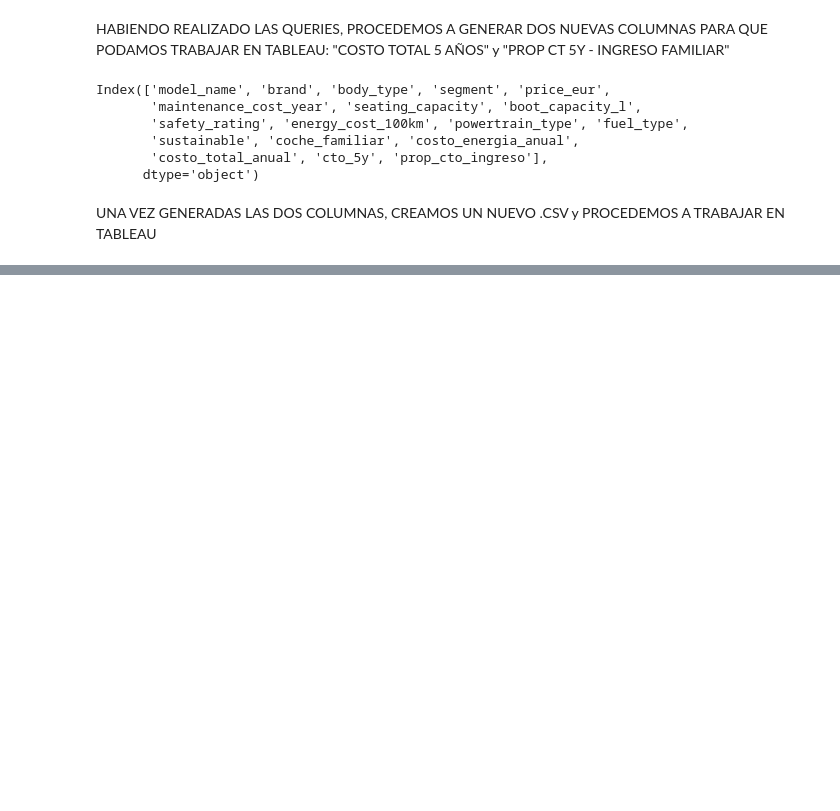
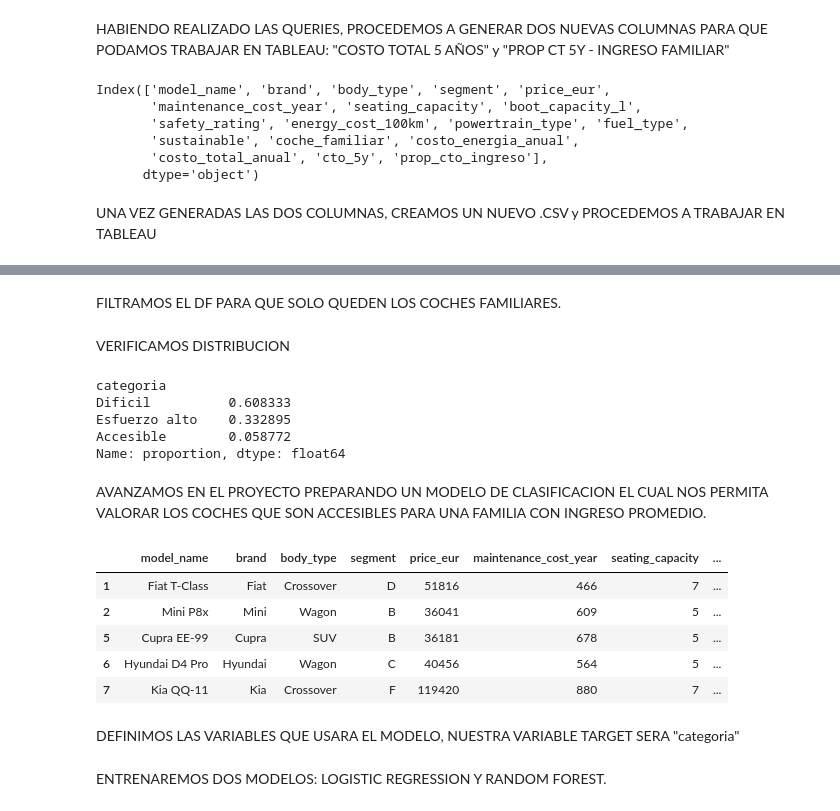
Before and after one commit to bperezlovisolo/Proyecto_6_final, a Jupyter notebook: notebooks/proyecto_final.ipynb, the cells around one changed output, grey strips where cells are left out. Saved outputs shown, nothing was run; the diff lists cells and outputs as text; code cells hidden in the pictures; blank space fills up the shorter version.

```diff
--- a/notebooks/proyecto_final.ipynb
+++ b/notebooks/proyecto_final.ipynb
@@ -7,7 +7,7 @@ import seaborn as sns
 # %% [markdown]
 EMPEZAMOS GENERANDO EL DF CON EL QUE TRABAJAREMOS
 # %%
-df = pd.read_excel("data/european_cars.xlsx")
+df = pd.read_excel("../data/european_cars.xlsx")
 # %%
 fs.chequeo_inicial(df)
 # %% [output]
@@ -211,0 +214,33 @@ df_master.to_csv("cars_analysis_final.csv", index=False)
+# %%
+income_ref = 34716
+
+prop_precio_ingreso = df_master["price_eur"] / income_ref
+# %%
+df_master["categoria"] = prop_precio_ingreso.apply(fs.clasificar_accesibilidad)
+# %% [markdown]
+FILTRAMOS EL DF PARA QUE SOLO QUEDEN LOS COCHES FAMILIARES.
+# %%
+df_ml = df_master[df_master["coche_familiar"] == 1].copy()
+# %% [markdown]
+VERIFICAMOS DISTRIBUCION
+# %%
+df_ml["categoria"].value_counts(normalize=True)
+# %% [output]
+categoria
+Dificil          0.608333
+Esfuerzo alto    0.332895
+Accesible        0.058772
+Name: proportion, dtype: float64
+# %% [markdown]
+AVANZAMOS EN EL PROYECTO PREPARANDO UN MODELO DE CLASIFICACION EL CUAL NOS PERMITA VALORAR LOS COCHES QUE SON ACCESIBLES PARA UNA FAMILIA CON INGRESO PROMEDIO.
+# %%
+df_ml.head()
+# %% [output]
+|  | model_name | brand | body_type | segment | price_eur | maintenance_cost_year | seating_capacity | ... |
+| 1 | Fiat T-Class | Fiat | Crossover | D | 51816 | 466 | 7 | ... |
+| 2 | Mini P8x | Mini | Wagon | B | 36041 | 609 | 5 | ... |
+| 5 | Cupra EE-99 | Cupra | SUV | B | 36181 | 678 | 5 | ... |
+| 6 | Hyundai D4 Pro | Hyundai | Wagon | C | 40456 | 564 | 5 | ... |
+| 7 | Kia QQ-11 | Kia | Crossover | F | 119420 | 880 | 7 | ... |
+# %% [markdown]
+DEFINIMOS LAS VARIABLES QUE USARA EL MODELO, NUESTRA VARIABLE TARGET SERA "categoria"
@@ -211,0 +254,2 @@ df_master.to_csv("cars_analysis_final.csv", index=False)
+# %% [markdown]
+ENTRENAREMOS DOS MODELOS: LOGISTIC REGRESSION Y RANDOM FOREST.
```
Also changed, not shown: parts of 13 cells of this notebook, 9 other files.
